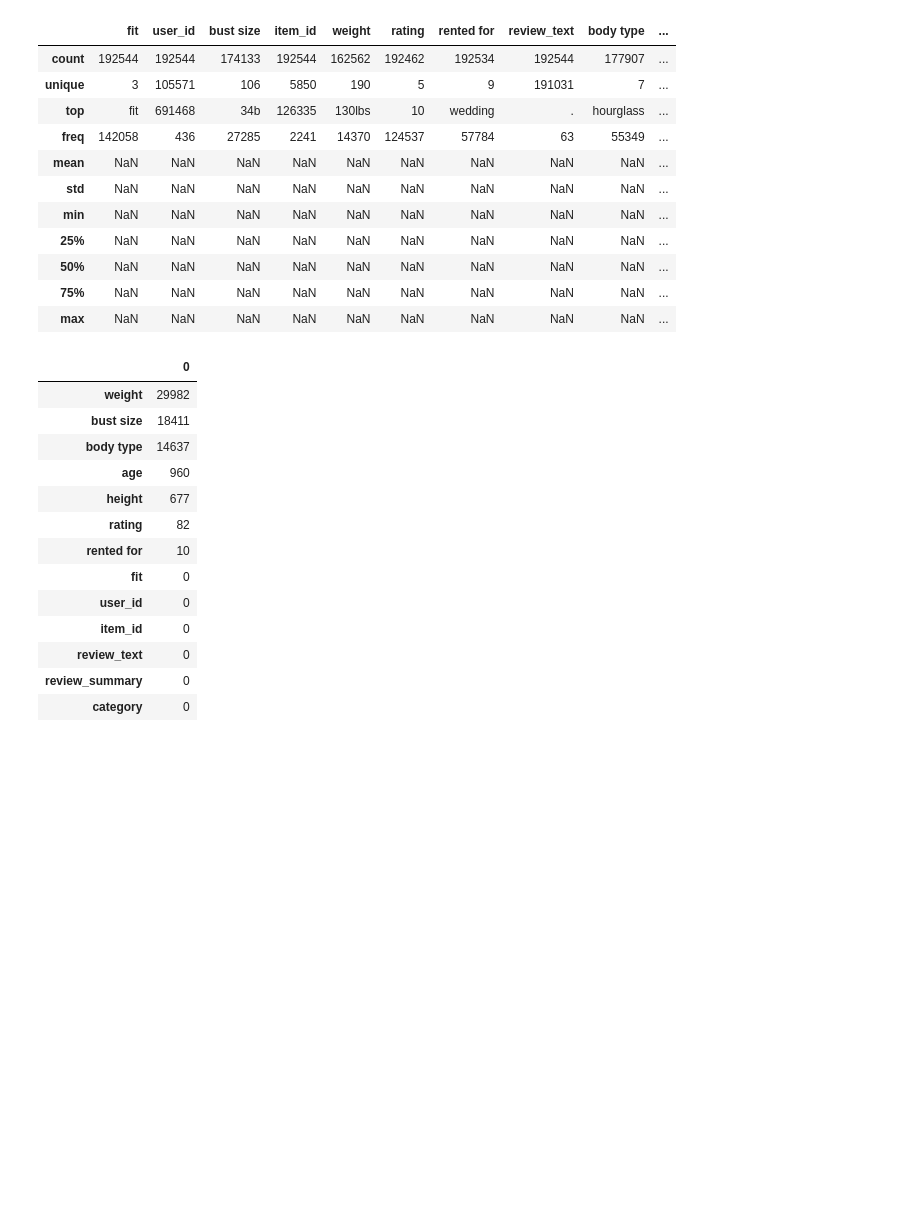
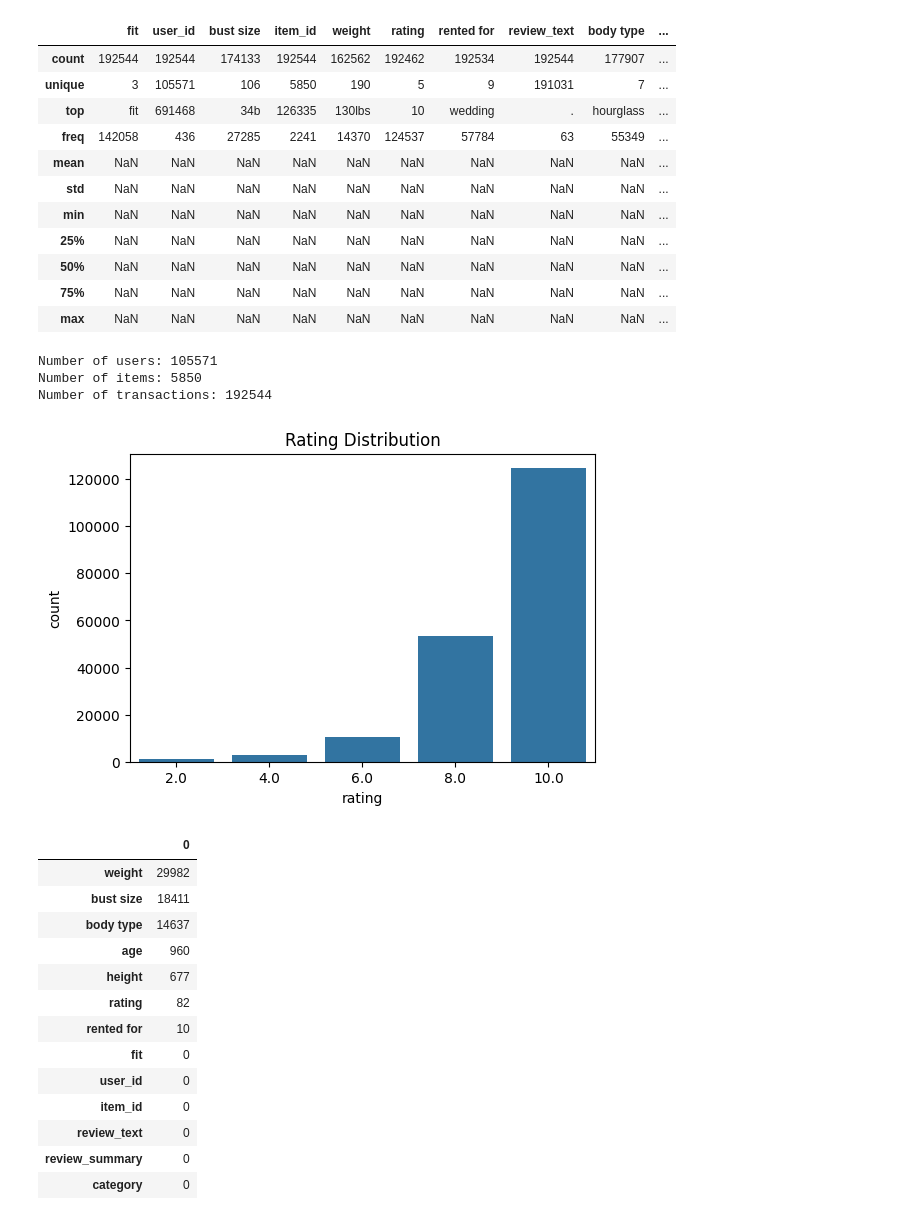
Before and after one commit to kpacker77/CSE158_Assign2, a Jupyter notebook: Assignment2.ipynb, the cells around one changed output. Cells and saved outputs as stored; diff of their text form; code cells hidden in the pictures; blank space fills up the shorter version.

```diff
--- a/Assignment2.ipynb
+++ b/Assignment2.ipynb
@@ -88,6 +101,24 @@ memory usage: 22.0+ MB
 | 50% | NaN | NaN | NaN | NaN | NaN | NaN | NaN | NaN | NaN | ... |
 | 75% | NaN | NaN | NaN | NaN | NaN | NaN | NaN | NaN | NaN | ... |
 | max | NaN | NaN | NaN | NaN | NaN | NaN | NaN | NaN | NaN | ... |
+# %%
+# -----------------------------
+# Basic Statistics
+# -----------------------------
+print("Number of users:", df['user_id'].nunique())
+print("Number of items:", df['item_id'].nunique())
+print("Number of transactions:", len(df))
+
+# Rating distribution
+plt.figure(figsize=(6,4))
+sns.countplot(x=df['rating'])
+plt.title("Rating Distribution")
+plt.show()
+# %% [output]
+Number of users: 105571
+Number of items: 5850
+Number of transactions: 192544
+[figure, added]
 # %%
 #Look at each category's count of null values
 df.isna().sum().sort_values(ascending=False)
```
Also changed, not shown: parts of 5 cells of this notebook.
